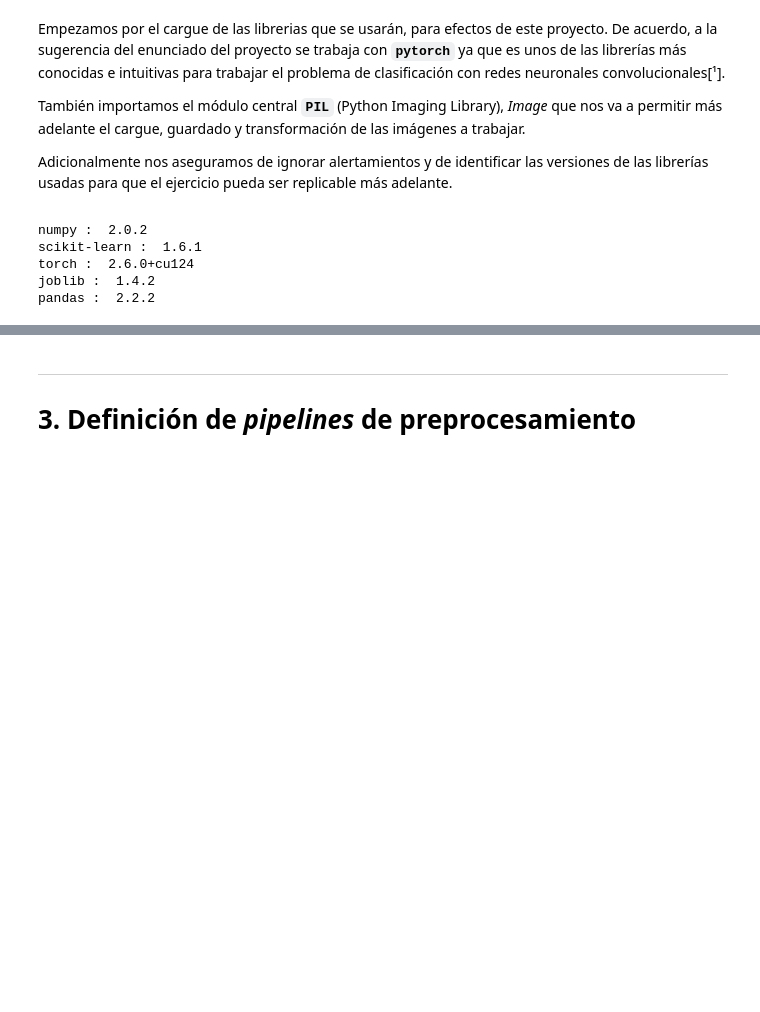
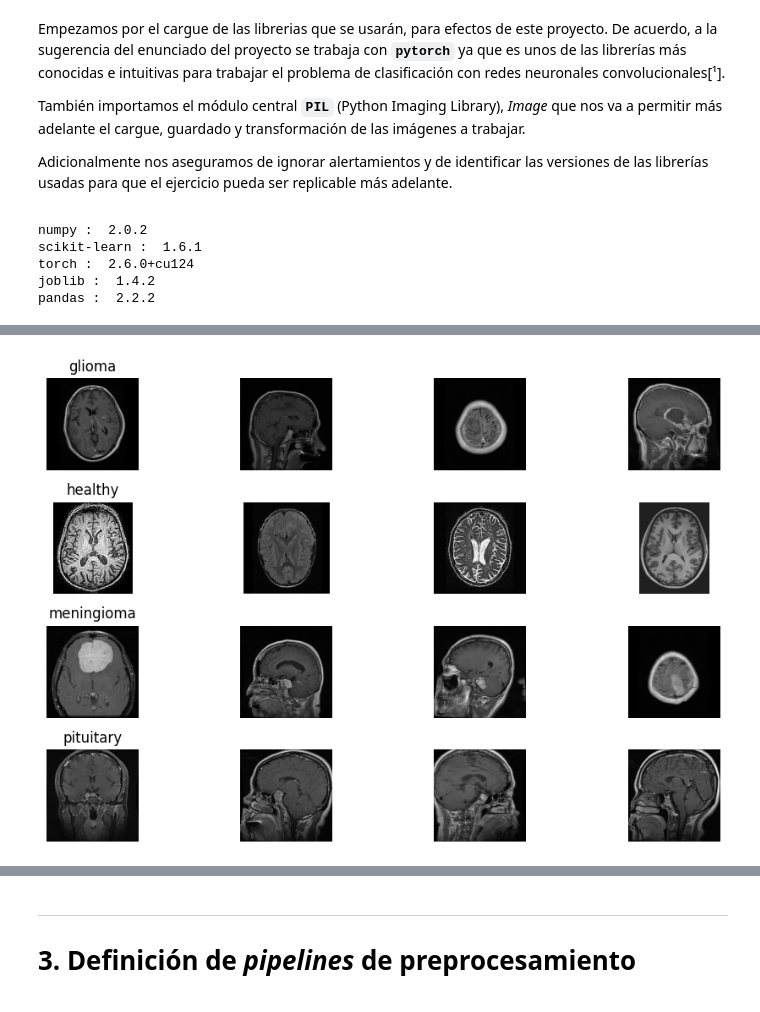
Before and after one commit to Jorbnc/MAIA-DL, a Jupyter notebook: Mini_Proyecto_1_DL.ipynb, the cells around one changed output, grey strips where cells are left out. Drawn from its saved outputs; the diff is of its cells as text; code cells hidden in the pictures; blank space fills up the shorter version.

```diff
--- a/Mini_Proyecto_1_DL.ipynb
+++ b/Mini_Proyecto_1_DL.ipynb
@@ -172,0 +202,15 @@ XXXXXXX
+# %%
+# Mosaico de muestras
+fig, axes = plt.subplots(num_labels, 4, figsize=(10, 6))
+for c, label in enumerate(labels):
+    sample_paths = df_paths[df_paths.label == label].sample(4, random_state=random_state)['img_path']
+    for r, p in enumerate(sample_paths):
+        # Se mapean en blanco y negro
+        axes[c, r].imshow(Image.open(p), cmap='gray')
+        axes[c, r].axis('off')
+        if r == 0:
+            axes[c, r].set_title(label)
+plt.tight_layout()
+plt.show()
+# %% [output]
+[figure, added]
```
Also changed, not shown: parts of 19 cells of this notebook.
